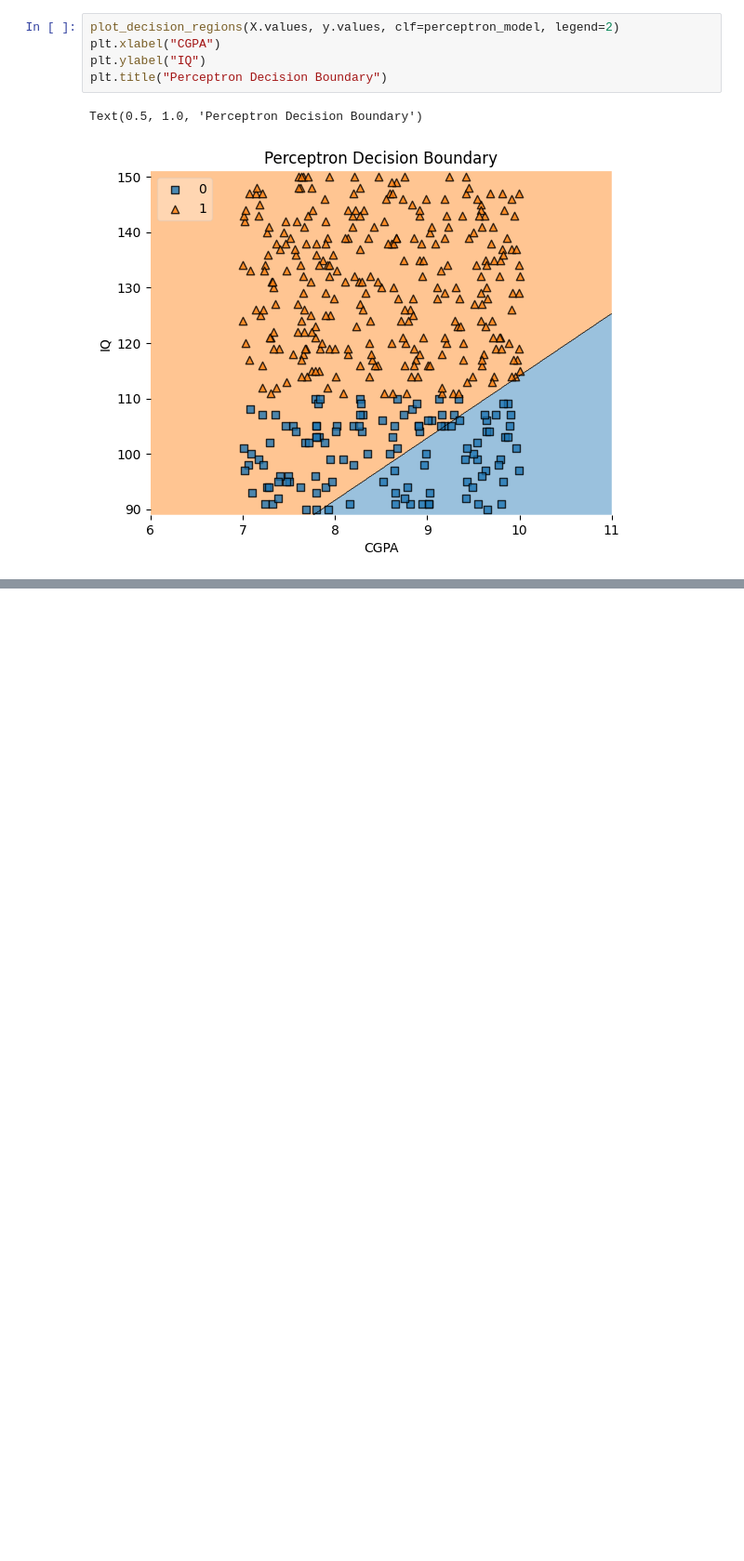
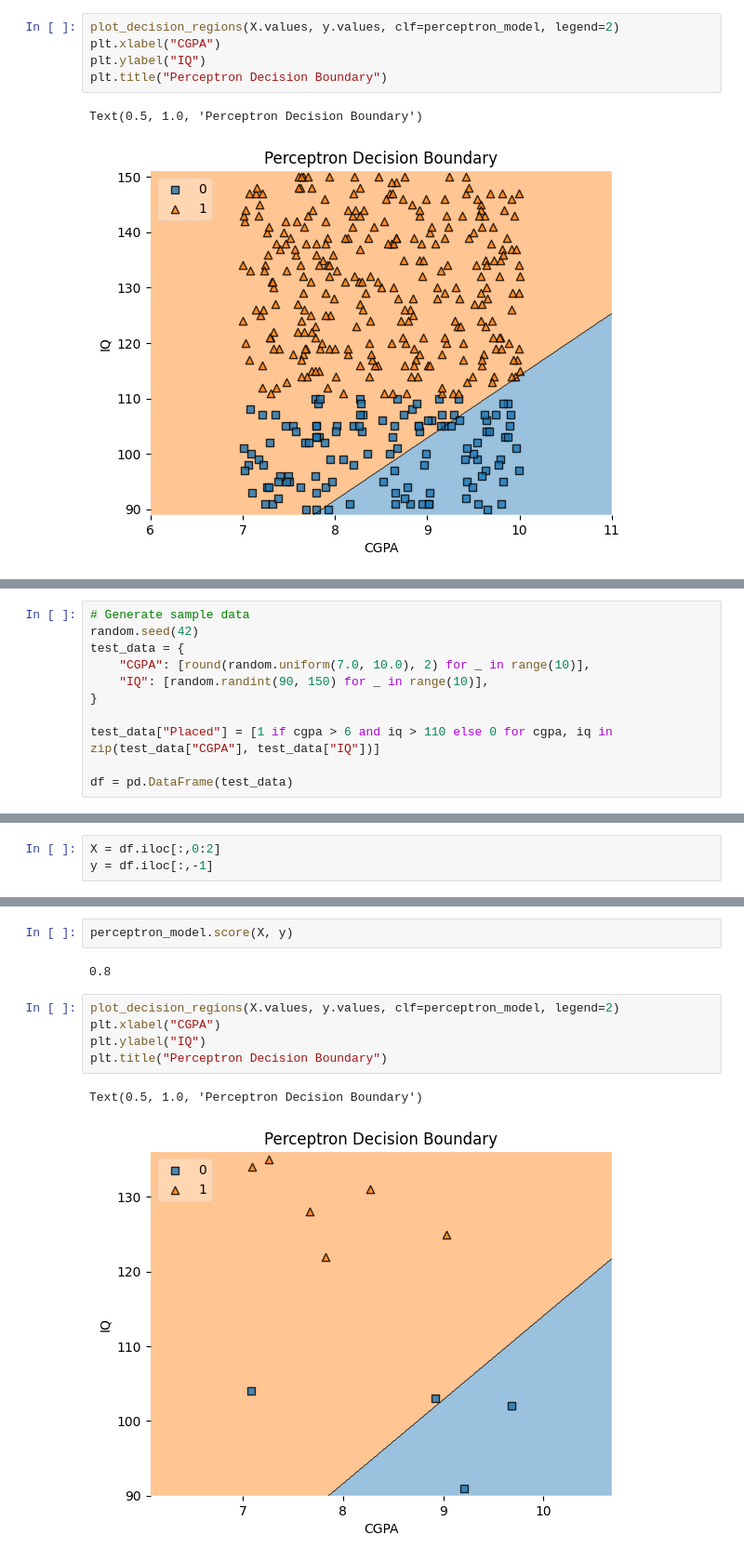
Before and after one commit to niharika3632/AI-Expert-Roadmap, a Jupyter notebook: L1_perceptron.ipynb, the cells around one changed output, grey strips where cells are left out. Shown at 93% size. Saved outputs shown, nothing was run; the diff lists cells and outputs as text; blank space fills up the shorter version.

```diff
--- a/L1_perceptron.ipynb
+++ b/L1_perceptron.ipynb
@@ -89,0 +96,11 @@ Text(0.5, 1.0, 'Perceptron Decision Boundary')
+# %%
+# Generate sample data
+random.seed(42)
+test_data = {
+    "CGPA": [round(random.uniform(7.0, 10.0), 2) for _ in range(10)],
+    "IQ": [random.randint(90, 150) for _ in range(10)],
+}
+
+test_data["Placed"] = [1 if cgpa > 6 and iq > 110 else 0 for cgpa, iq in zip(test_data["CGPA"], test_data["IQ"])]
+
+df = pd.DataFrame(test_data)
@@ -89,0 +116,3 @@ Text(0.5, 1.0, 'Perceptron Decision Boundary')
+# %%
+X = df.iloc[:,0:2]
+y = df.iloc[:,-1]
@@ -89,0 +138,12 @@ Text(0.5, 1.0, 'Perceptron Decision Boundary')
+# %%
+perceptron_model.score(X, y)
+# %% [output]
+0.8
+# %%
+plot_decision_regions(X.values, y.values, clf=perceptron_model, legend=2)
+plt.xlabel("CGPA")
+plt.ylabel("IQ")
+plt.title("Perceptron Decision Boundary")
+# %% [output]
+Text(0.5, 1.0, 'Perceptron Decision Boundary')
+[figure, added]
```
Also changed, not shown: parts of 5 cells of this notebook.
